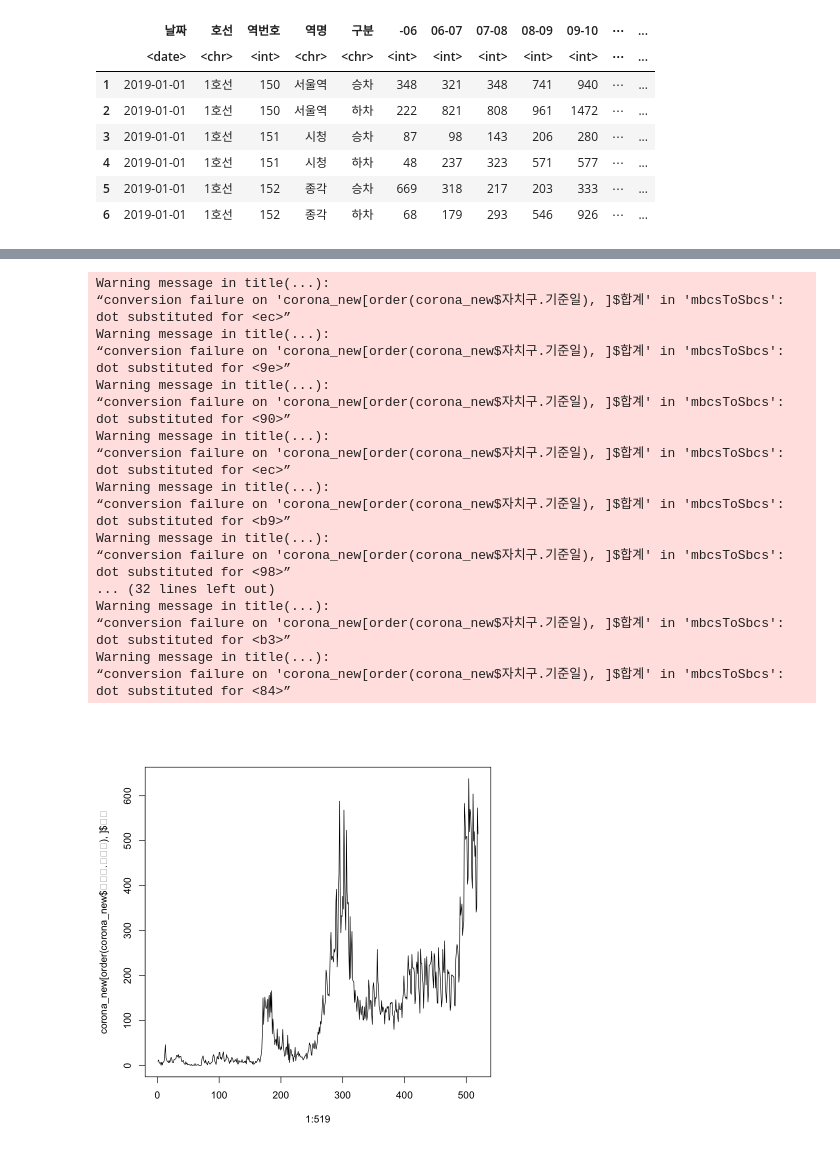
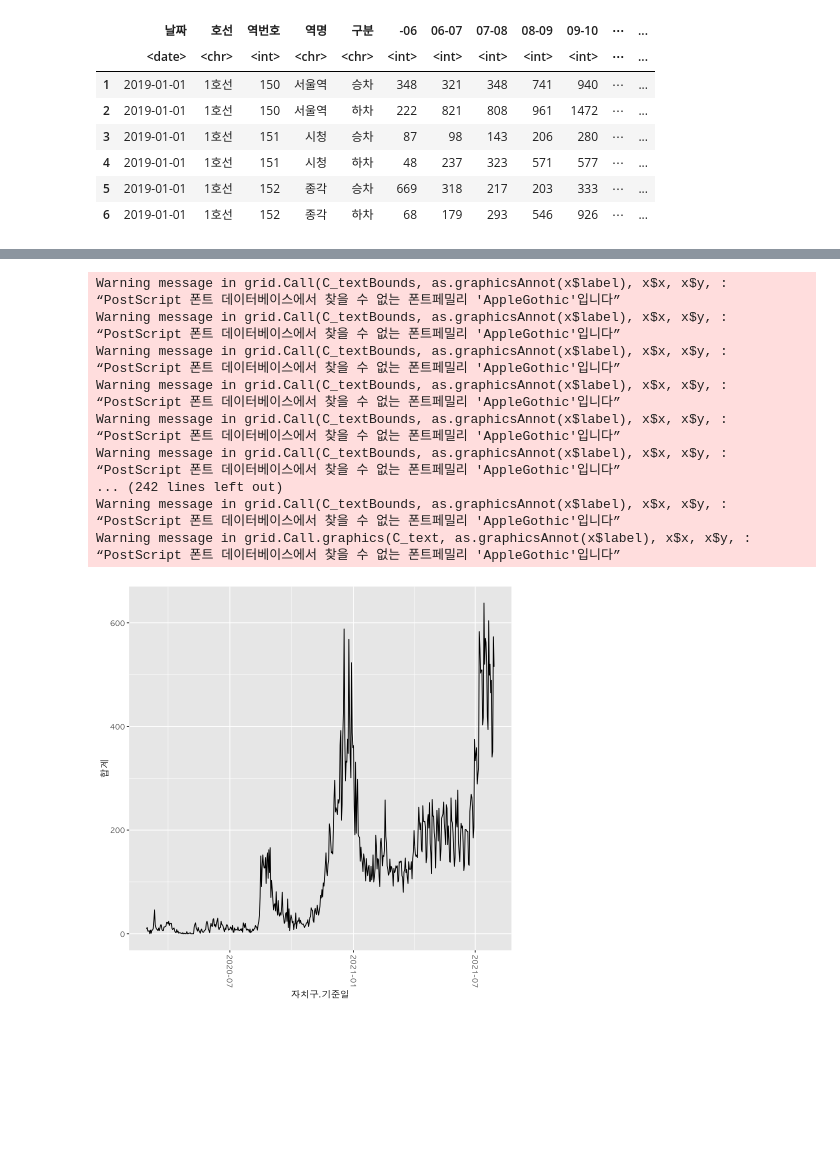
Before and after one commit to tommylee8939/TIL, a Jupyter notebook: R-project/project.ipynb, the cells around one changed output, grey strips where cells are left out. Drawn from its saved outputs; the diff is of its cells as text; code cells hidden in the pictures; blank space fills up the shorter version.

```diff
--- a/R-project/project.ipynb
+++ b/R-project/project.ipynb
@@ -114,21 +146,0 @@ A data.frame: 6 × 28
-# %%
-plot(1:519,corona_new[order(corona_new$`자치구.기준일`),]$합계,type='l')
-# %% [output]
-Warning message in title(...):
-“conversion failure on 'corona_new[order(corona_new$자치구.기준일), ]$합계' in 'mbcsToSbcs': dot substituted for <ec>”
-Warning message in title(...):
-“conversion failure on 'corona_new[order(corona_new$자치구.기준일), ]$합계' in 'mbcsToSbcs': dot substituted for <9e>”
-Warning message in title(...):
-“conversion failure on 'corona_new[order(corona_new$자치구.기준일), ]$합계' in 'mbcsToSbcs': dot substituted for <90>”
-Warning message in title(...):
-“conversion failure on 'corona_new[order(corona_new$자치구.기준일), ]$합계' in 'mbcsToSbcs': dot substituted for <ec>”
-Warning message in title(...):
-“conversion failure on 'corona_new[order(corona_new$자치구.기준일), ]$합계' in 'mbcsToSbcs': dot substituted for <b9>”
-Warning message in title(...):
-“conversion failure on 'corona_new[order(corona_new$자치구.기준일), ]$합계' in 'mbcsToSbcs': dot substituted for <98>”
-... (32 lines left out)
-Warning message in title(...):
-“conversion failure on 'corona_new[order(corona_new$자치구.기준일), ]$합계' in 'mbcsToSbcs': dot substituted for <b3>”
-Warning message in title(...):
-“conversion failure on 'corona_new[order(corona_new$자치구.기준일), ]$합계' in 'mbcsToSbcs': dot substituted for <84>”
-[figure, removed]
@@ -136,0 +147,26 @@ wilcoxo
+# %%
+library(ggplot2)
+theme_set(theme_gray(base_family="AppleGothic"))
+# %%
+ggplot(data = corona_new,aes(x=자치구.기준일,y=합계)) +
+    geom_line() +
+    theme(axis.text.x=element_text(angle =- 90, vjust = 0.5))
+# %% [output]
+Warning message in grid.Call(C_textBounds, as.graphicsAnnot(x$label), x$x, x$y, :
+“PostScript 폰트 데이터베이스에서 찾을 수 없는 폰트페밀리 'AppleGothic'입니다”
+Warning message in grid.Call(C_textBounds, as.graphicsAnnot(x$label), x$x, x$y, :
+“PostScript 폰트 데이터베이스에서 찾을 수 없는 폰트페밀리 'AppleGothic'입니다”
+Warning message in grid.Call(C_textBounds, as.graphicsAnnot(x$label), x$x, x$y, :
+“PostScript 폰트 데이터베이스에서 찾을 수 없는 폰트페밀리 'AppleGothic'입니다”
+Warning message in grid.Call(C_textBounds, as.graphicsAnnot(x$label), x$x, x$y, :
+“PostScript 폰트 데이터베이스에서 찾을 수 없는 폰트페밀리 'AppleGothic'입니다”
+Warning message in grid.Call(C_textBounds, as.graphicsAnnot(x$label), x$x, x$y, :
+“PostScript 폰트 데이터베이스에서 찾을 수 없는 폰트페밀리 'AppleGothic'입니다”
+Warning message in grid.Call(C_textBounds, as.graphicsAnnot(x$label), x$x, x$y, :
+“PostScript 폰트 데이터베이스에서 찾을 수 없는 폰트페밀리 'AppleGothic'입니다”
+... (242 lines left out)
+Warning message in grid.Call(C_textBounds, as.graphicsAnnot(x$label), x$x, x$y, :
+“PostScript 폰트 데이터베이스에서 찾을 수 없는 폰트페밀리 'AppleGothic'입니다”
+Warning message in grid.Call.graphics(C_text, as.graphicsAnnot(x$label), x$x, x$y, :
+“PostScript 폰트 데이터베이스에서 찾을 수 없는 폰트페밀리 'AppleGothic'입니다”
+[figure, added]
```
Also changed, not shown: parts of 4 cells of this notebook, 4 other files.
